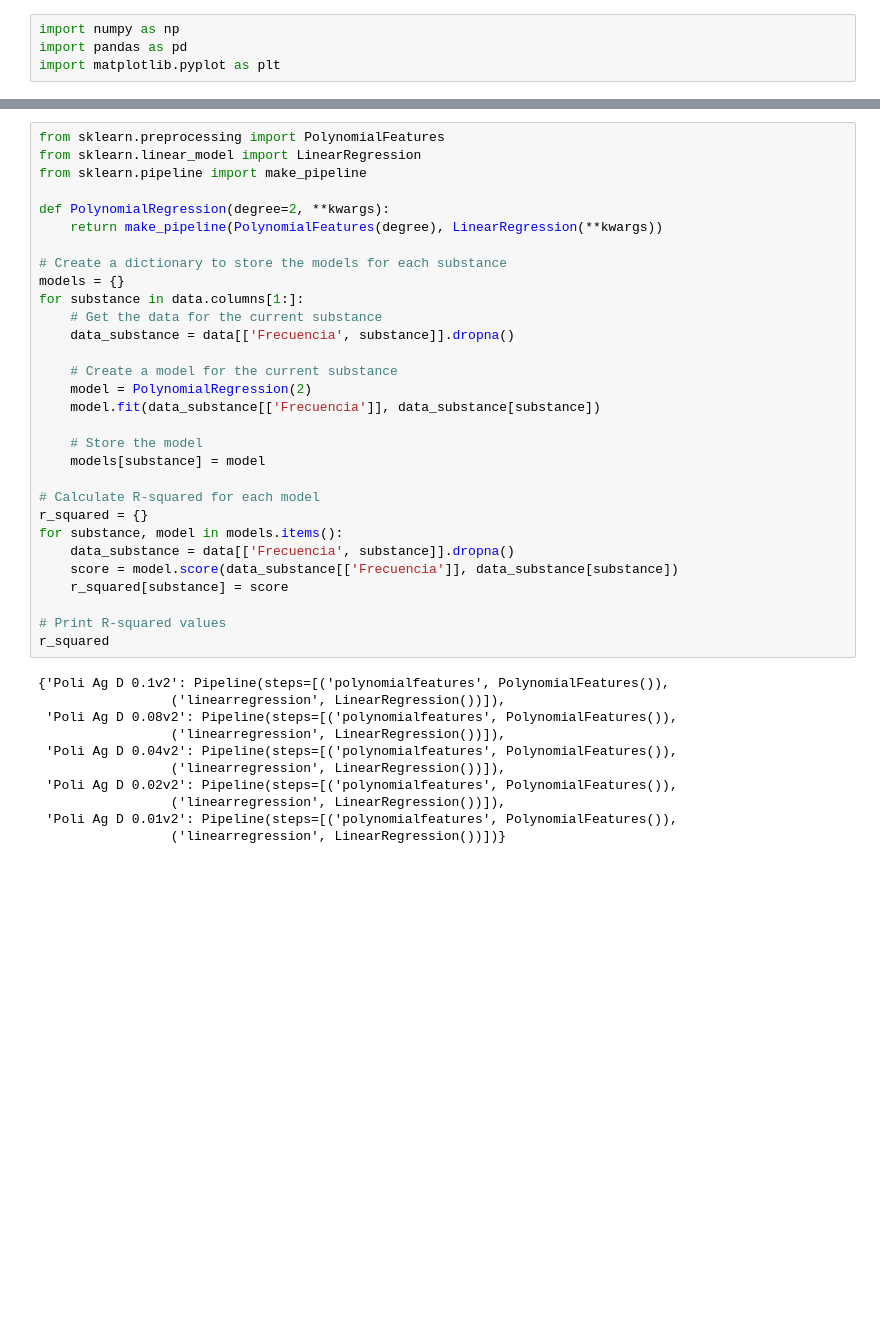
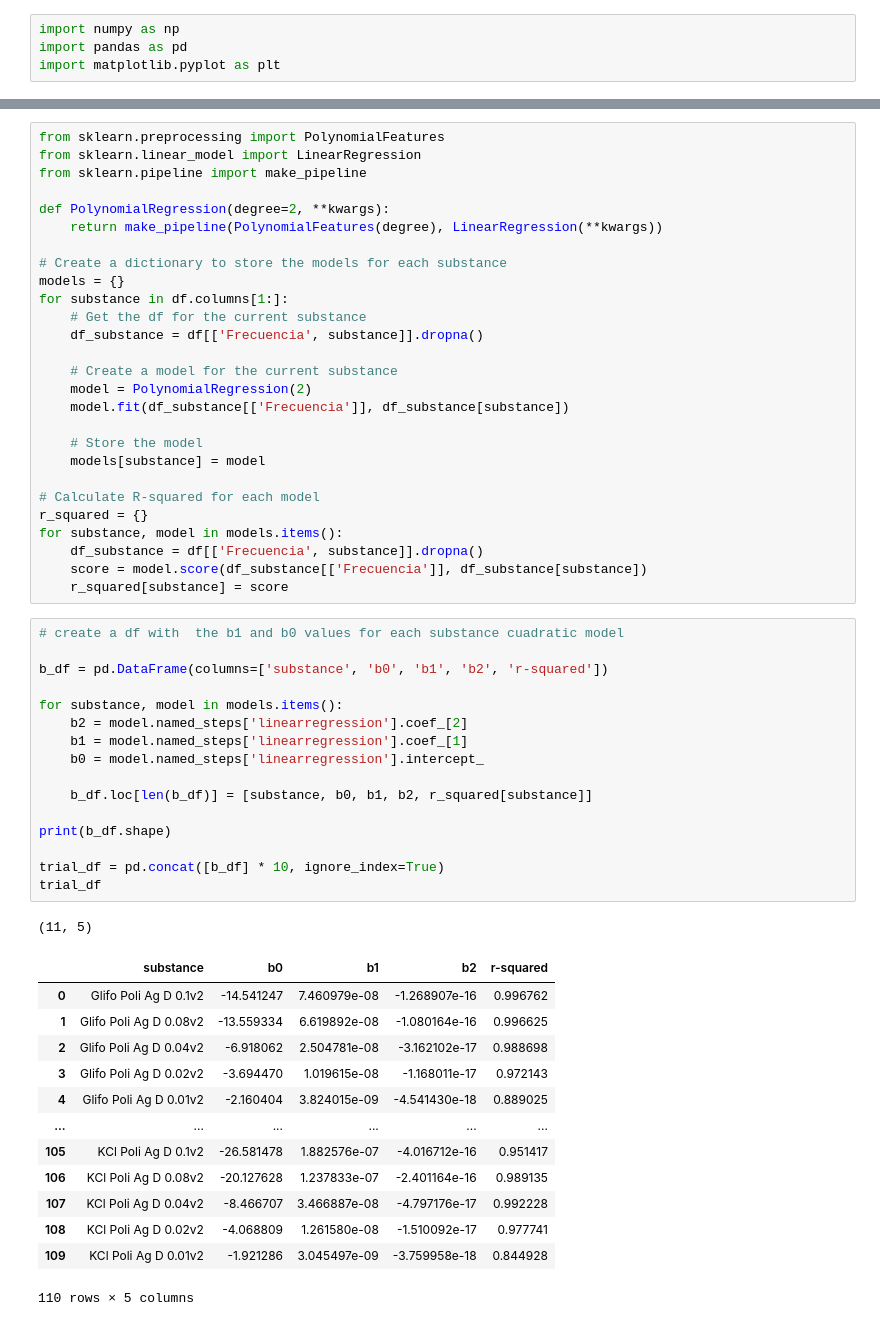
Before and after one commit to Jay-DVT/Substance-Sensor, a Jupyter notebook: MLRegression.ipynb, the cells around one changed output, grey strips where cells are left out. Saved outputs shown, nothing was run; the diff lists cells and outputs as text; blank space fills up the shorter version.

```diff
--- a/MLRegression.ipynb
+++ b/MLRegression.ipynb
@@ -39,13 +31,13 @@ def PolynomialRegression(degree=2, **kwargs):
 
 # Create a dictionary to store the models for each substance
 models = {}
-for substance in data.columns[1:]:
-    # Get the data for the current substance
-    data_substance = data[['Frecuencia', substance]].dropna()
+for substance in df.columns[1:]:
+    # Get the df for the current substance
+    df_substance = df[['Frecuencia', substance]].dropna()
 
     # Create a model for the current substance
     model = PolynomialRegression(2)
-    model.fit(data_substance[['Frecuencia']], data_substance[substance])
+    model.fit(df_substance[['Frecuencia']], df_substance[substance])
 
     # Store the model
     models[substance] = model
@@ -53,20 +45,37 @@ for substance in data.columns[1:]:
 # Calculate R-squared for each model
 r_squared = {}
 for substance, model in models.items():
-    data_substance = data[['Frecuencia', substance]].dropna()
-    score = model.score(data_substance[['Frecuencia']], data_substance[substance])
+    df_substance = df[['Frecuencia', substance]].dropna()
+    score = model.score(df_substance[['Frecuencia']], df_substance[substance])
     r_squared[substance] = score
-
-# Print R-squared values
-r_squared
-# %% [output]
-{'Poli Ag D 0.1v2': Pipeline(steps=[('polynomialfeatures', PolynomialFeatures()),
-                 ('linearregression', LinearRegression())]),
- 'Poli Ag D 0.08v2': Pipeline(steps=[('polynomialfeatures', PolynomialFeatures()),
-                 ('linearregression', LinearRegression())]),
- 'Poli Ag D 0.04v2': Pipeline(steps=[('polynomialfeatures', PolynomialFeatures()),
-                 ('linearregression', LinearRegression())]),
- 'Poli Ag D 0.02v2': Pipeline(steps=[('polynomialfeatures', PolynomialFeatures()),
-                 ('linearregression', LinearRegression())]),
- 'Poli Ag D 0.01v2': Pipeline(steps=[('polynomialfeatures', PolynomialFeatures()),
-                 ('linearregression', LinearRegression())])}
+# %%
+# create a df with  the b1 and b0 values for each substance cuadratic model
+
+b_df = pd.DataFrame(columns=['substance', 'b0', 'b1', 'b2', 'r-squared'])
+
+for substance, model in models.items():
+    b2 = model.named_steps['linearregression'].coef_[2]
+    b1 = model.named_steps['linearregression'].coef_[1]
+    b0 = model.named_steps['linearregression'].intercept_
+
+    b_df.loc[len(b_df)] = [substance, b0, b1, b2, r_squared[substance]]
+
+print(b_df.shape)
+
+trial_df = pd.concat([b_df] * 10, ignore_index=True)
+trial_df
+# %% [output]
+(11, 5)
+|  | substance | b0 | b1 | b2 | r-squared |
+| 0 | Glifo Poli Ag D 0.1v2 | -14.541247 | 7.460979e-08 | -1.268907e-16 | 0.996762 |
+| 1 | Glifo Poli Ag D 0.08v2 | -13.559334 | 6.619892e-08 | -1.080164e-16 | 0.996625 |
+| 2 | Glifo Poli Ag D 0.04v2 | -6.918062 | 2.504781e-08 | -3.162102e-17 | 0.988698 |
+| 3 | Glifo Poli Ag D 0.02v2 | -3.694470 | 1.019615e-08 | -1.168011e-17 | 0.972143 |
+| 4 | Glifo Poli Ag D 0.01v2 | -2.160404 | 3.824015e-09 | -4.541430e-18 | 0.889025 |
+| ... | ... | ... | ... | ... | ... |
+| 105 | KCl Poli Ag D 0.1v2 | -26.581478 | 1.882576e-07 | -4.016712e-16 | 0.951417 |
+| 106 | KCl Poli Ag D 0.08v2 | -20.127628 | 1.237833e-07 | -2.401164e-16 | 0.989135 |
+| 107 | KCl Poli Ag D 0.04v2 | -8.466707 | 3.466887e-08 | -4.797176e-17 | 0.992228 |
+| 108 | KCl Poli Ag D 0.02v2 | -4.068809 | 1.261580e-08 | -1.510092e-17 | 0.977741 |
+| 109 | KCl Poli Ag D 0.01v2 | -1.921286 | 3.045497e-09 | -3.759958e-18 | 0.844928 |
+110 rows × 5 columns
```
Also changed, not shown: parts of 6 cells of this notebook, 5 other files.
